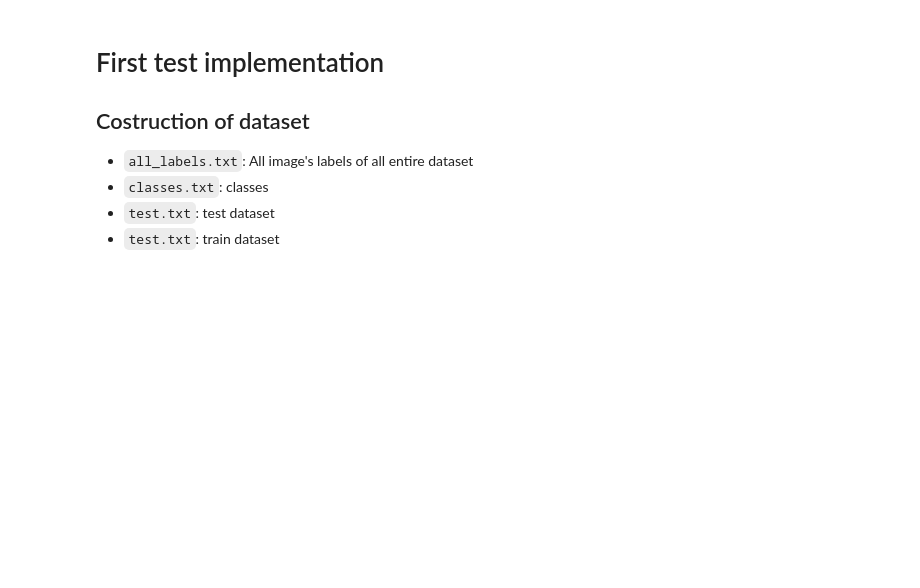
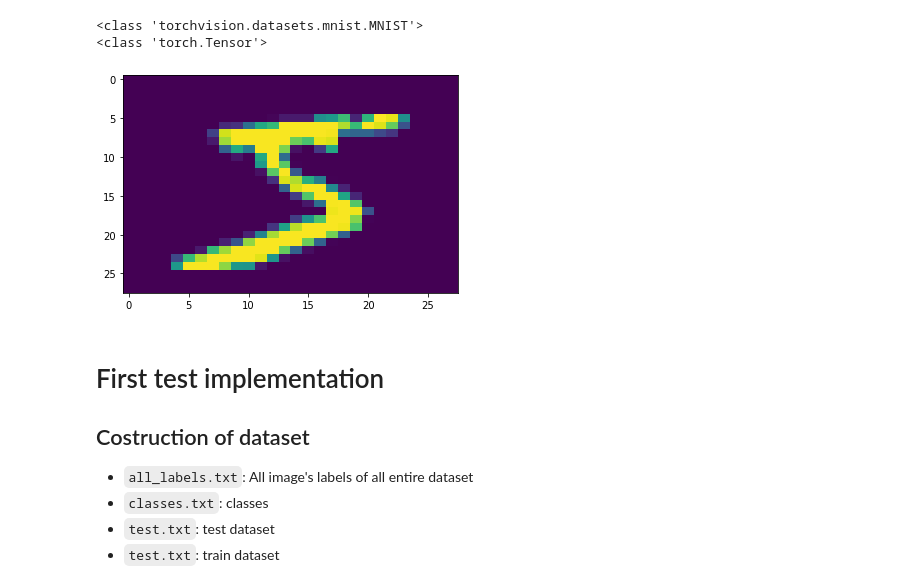
Before and after one commit to khalld/trashbin-classifier, a Jupyter notebook: project/code.ipynb, the cells around one changed output. Saved outputs shown, nothing was run; the diff lists cells and outputs as text; code cells hidden in the pictures; blank space fills up the shorter version.

```diff
--- a/project/code.ipynb
+++ b/project/code.ipynb
@@ -6,6 +11,21 @@ from os import path
 from torchvision import transforms
 import numpy as np
 from sklearn.model_selection import train_test_split
+# %%
+## test
+from torchvision.datasets import MNIST
+
+mnist_train = MNIST(root='mnist',train=True, download=True, transform=transform)
+# print(mnist_train[0][0])
+
+print(type(mnist_train[0][0]))
+
+plt.imshow(mnist_train[0][0].permute(1, 2, 0),aspect="auto")
+plt.show()
+# %% [output]
+<class 'torchvision.datasets.mnist.MNIST'>
+<class 'torch.Tensor'>
+[figure, added]
 # %% [markdown]
 # First test implementation
 
```
Also changed, not shown: parts of 12 cells of this notebook, 3 other files.
